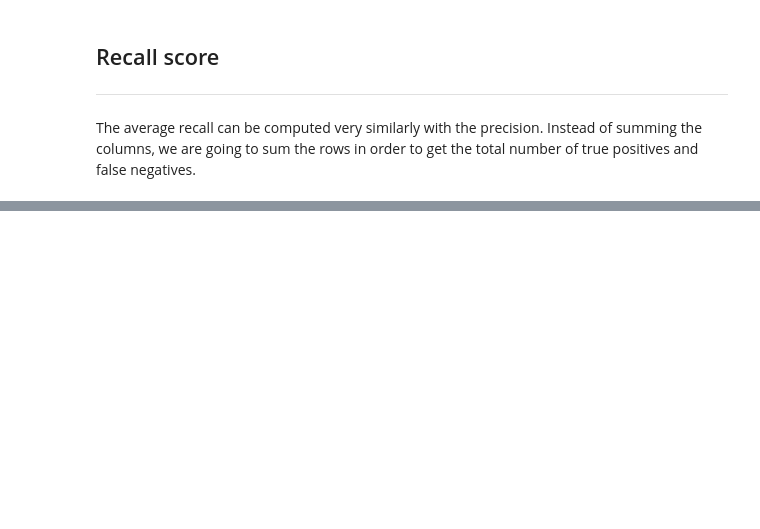
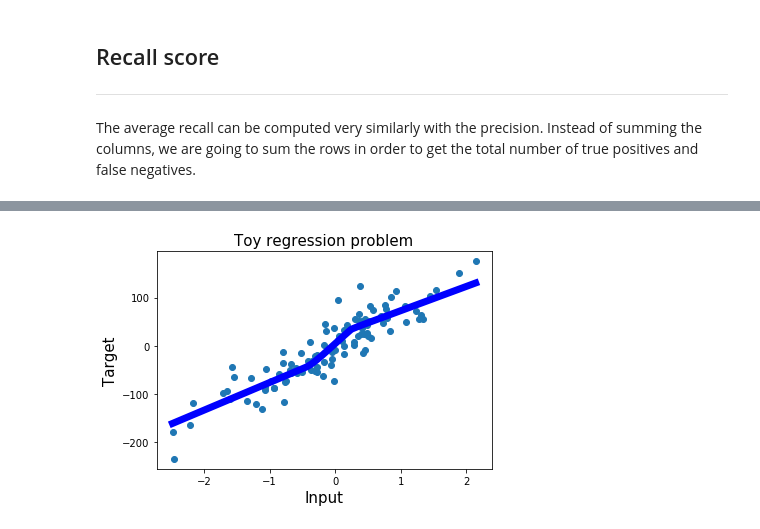
Before and after one commit to madalinabuzau/tensorflow-eager-tutorials, a Jupyter notebook: 02_using_metrics_in_eager_mode.ipynb, the cells around one changed output, grey strips where cells are left out. Saved outputs shown, nothing was run; the diff lists cells and outputs as text; code cells hidden in the pictures; blank space fills up the shorter version.

```diff
--- a/02_using_metrics_in_eager_mode.ipynb
+++ b/02_using_metrics_in_eager_mode.ipynb
@@ -235,0 +294,7 @@ print('Average precision: ', precision_score.numpy())
+# %%
+# Numpy arrays to tensors
+X = tf.constant(X)
+y = tf.constant(y[:,None]) # change from row vector to column vector
+
+# Initialize model
+model = two_layer_nn(num_classes=1)
@@ -235,0 +319,12 @@ print('Average precision: ', precision_score.numpy())
+# %%
+X_test = np.arange(X.numpy().min(), X.numpy().max(), 0.001)[:,None]
+# %%
+y_test = model.predict(tf.constant(X_test))
+# %%
+plt.scatter(X.numpy(), y.numpy());
+plt.plot(X_test, y_test.numpy(), color='b', linewidth=7)
+plt.xlabel('Input', fontsize=15);
+plt.ylabel('Target', fontsize=15);
+plt.title('Toy regression problem', fontsize=15);
+# %% [output]
+[figure, added]
```
Also changed, not shown: parts of 17 cells of this notebook, 1 other file.
